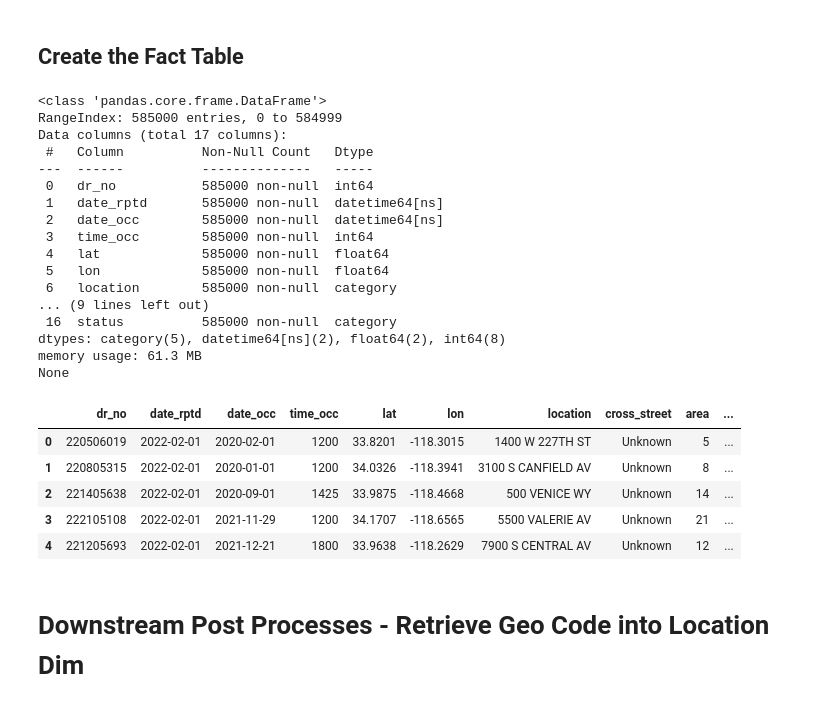
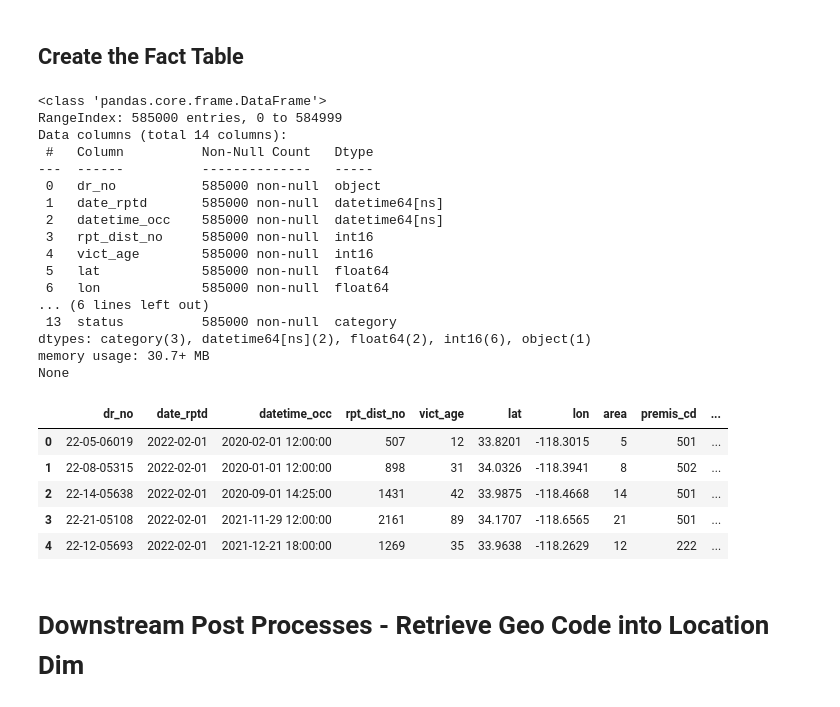
Before and after one commit to mcancell/Py-ETL-Notebook, a Jupyter notebook: Datasets/LA PD Crime Data/Transform/Transform_Crime_Data.ipynb, the cells around one changed output. Drawn from its saved outputs; the diff is of its cells as text; code cells hidden in the pictures.

Commit message:
Changed some dtypes for further efficiency

```diff
--- a/Datasets/LA PD Crime Data/Transform/Transform_Crime_Data.ipynb
+++ b/Datasets/LA PD Crime Data/Transform/Transform_Crime_Data.ipynb
@@ -65,21 +131,5 @@ https://data.lacity.org/Public-Safety/Crime-Data-from-2020-to-Present/2nrs-mtv8/
 # %%
-# Convert date columns to datetime
-df['date_rptd'] = pd.to_datetime(df['date_rptd'])
-df['date_occ'] = pd.to_datetime(df['date_occ'])
-
 # Convert categorical columns to category dtype
 categorical_columns = ['area_name', 'crm_cd_desc', 'mocodes', 'vict_sex', 'vict_descent', 'premis_desc', 'weapon_desc', 'status', 'status_desc', 'location', 'cross_street']
 for col in categorical_columns:
     df[col] = df[col].astype('category')
-
-# Convert integer columns to int64
-integer_columns = ['dr_no', 'area', 'rpt_dist_no', 'part_1_2', 'crm_cd', 'vict_age', 'premis_cd', 'weapon_used_cd', 'crm_cd_1', 'crm_cd_2', 'crm_cd_3', 'crm_cd_4']
-for col in integer_columns:
-    df[col] = df[col].fillna(0).astype('int64')
-
-# Convert latitude and longitude to float64
-df['lat'] = df['lat'].astype('float64')
-df['lon'] = df['lon'].astype('float64')
-
-# Verify changes
-print(df.dtypes)
@@ -103,0 +138,9 @@ dtype: object
+# %%
+# Recheck the integer columns as some may have changed and convert to a short int
+integer_columns = ['area', 'rpt_dist_no', 'part_1_2', 'crm_cd', 'vict_age', 'premis_cd', 'weapon_used_cd', 'crm_cd_1', 'crm_cd_2', 'crm_cd_3', 'crm_cd_4']
+for col in integer_columns:
+    if col in df.columns:
+        df[col] = df[col].fillna(0).astype('int16')
+
+# Display the columns and their data types
+print(df[integer_columns].dtypes)
@@ -369,53 +440,62 @@ geo_ISO3166-2-lvl4     object
 # %%
 # Create fact table
 crime_facts = df[
     [
-        'dr_no',
-        'date_rptd', 'date_occ', 'time_occ',
+        # Unique Facts
+        'dr_no', 'date_rptd', 'datetime_occ', 'rpt_dist_no', 'vict_age',
+        # Dim Locations
         'lat', 'lon',
-        'location', 'cross_street', 'area', 'rpt_dist_no', 'premis_cd',
+        # Dim Area
+        'area',
+        # Dim Premise
+        'premis_cd',
+        # Dim Crime
         'crm_cd',
-        'vict_age', 'vict_sex', 'vict_descent',
+        # Dim Victim Sex
+        'vict_sex',
+        # Dim Victim Descent
+        'vict_descent',
+        # Dim Weapon
         'weapon_used_cd',
+        # Dim Status
         'status'
     ]
 ].copy()
 
 # Handle missing data
-crime_facts['cross_street'] = crime_facts['cross_street'].cat.add_categories(['Unknown']).fillna('Unknown')
 crime_facts['vict_sex'] = crime_facts['vict_sex'].cat.add_categories(['Unknown']).fillna('Unknown')
 crime_facts['vict_descent'] = crime_facts['vict_descent'].cat.add_categories(['Unknown']).fillna('Unknown')
 crime_facts['status'] = crime_facts['status'].cat.add_categories(['Unknown']).fillna('Unknown')
 
 # Display schema and types
 print(crime_facts.info())
 
 # Display fact table
 display(crime_facts.head())
 # %% [output]
 <class 'pandas.core.frame.DataFrame'>
 RangeIndex: 585000 entries, 0 to 584999
-Data columns (total 17 columns):
+Data columns (total 14 columns):
  #   Column          Non-Null Count   Dtype
 ---  ------          --------------   -----
- 0   dr_no           585000 non-null  int64
+ 0   dr_no           585000 non-null  object
  1   date_rptd       585000 non-null  datetime64[ns]
- 2   date_occ        585000 non-null  datetime64[ns]
- 3   time_occ        585000 non-null  int64
- 4   lat             585000 non-null  float64
- 5   lon             585000 non-null  float64
- 6   location        585000 non-null  category
-... (9 lines left out)
- 16  status          585000 non-null  category
-dtypes: category(5), datetime64[ns](2), float64(2), int64(8)
-memory usage: 61.3 MB
+ 2   datetime_occ    585000 non-null  datetime64[ns]
+ 3   rpt_dist_no     585000 non-null  int16
+ 4   vict_age        585000 non-null  int16
+ 5   lat             585000 non-null  float64
+ 6   lon             585000 non-null  float64
+... (6 lines left out)
+ 13  status          585000 non-null  category
+dtypes: category(3), datetime64[ns](2), float64(2), int16(6), object(1)
+memory usage: 30.7+ MB
 None
-|  | dr_no | date_rptd | date_occ | time_occ | lat | lon | location | cross_street | area | ... |
-| 0 | 220506019 | 2022-02-01 | 2020-02-01 | 1200 | 33.8201 | -118.3015 | 1400 W 227TH ST | Unknown | 5 | ... |
-| 1 | 220805315 | 2022-02-01 | 2020-01-01 | 1200 | 34.0326 | -118.3941 | 3100 S CANFIELD AV | Unknown | 8 | ... |
-| 2 | 221405638 | 2022-02-01 | 2020-09-01 | 1425 | 33.9875 | -118.4668 | 500 VENICE WY | Unknown | 14 | ... |
-| 3 | 222105108 | 2022-02-01 | 2021-11-29 | 1200 | 34.1707 | -118.6565 | 5500 VALERIE AV | Unknown | 21 | ... |
-| 4 | 221205693 | 2022-02-01 | 2021-12-21 | 1800 | 33.9638 | -118.2629 | 7900 S CENTRAL AV | Unknown | 12 | ... |
+|  | dr_no | date_rptd | datetime_occ | rpt_dist_no | vict_age | lat | lon | area | premis_cd | ... |
+| 0 | 22-05-06019 | 2022-02-01 | 2020-02-01 12:00:00 | 507 | 12 | 33.8201 | -118.3015 | 5 | 501 | ... |
+| 1 | 22-08-05315 | 2022-02-01 | 2020-01-01 12:00:00 | 898 | 31 | 34.0326 | -118.3941 | 8 | 502 | ... |
+| 2 | 22-14-05638 | 2022-02-01 | 2020-09-01 14:25:00 | 1431 | 42 | 33.9875 | -118.4668 | 14 | 501 | ... |
+| 3 | 22-21-05108 | 2022-02-01 | 2021-11-29 12:00:00 | 2161 | 89 | 34.1707 | -118.6565 | 21 | 501 | ... |
+| 4 | 22-12-05693 | 2022-02-01 | 2021-12-21 18:00:00 | 1269 | 35 | 33.9638 | -118.2629 | 12 | 222 | ... |
 # %% [markdown]
 # Downstream Post Processes - Retrieve Geo Code into Location Dim
 # %% [markdown]
```
Also changed, not shown: parts of 17 cells of this notebook.
